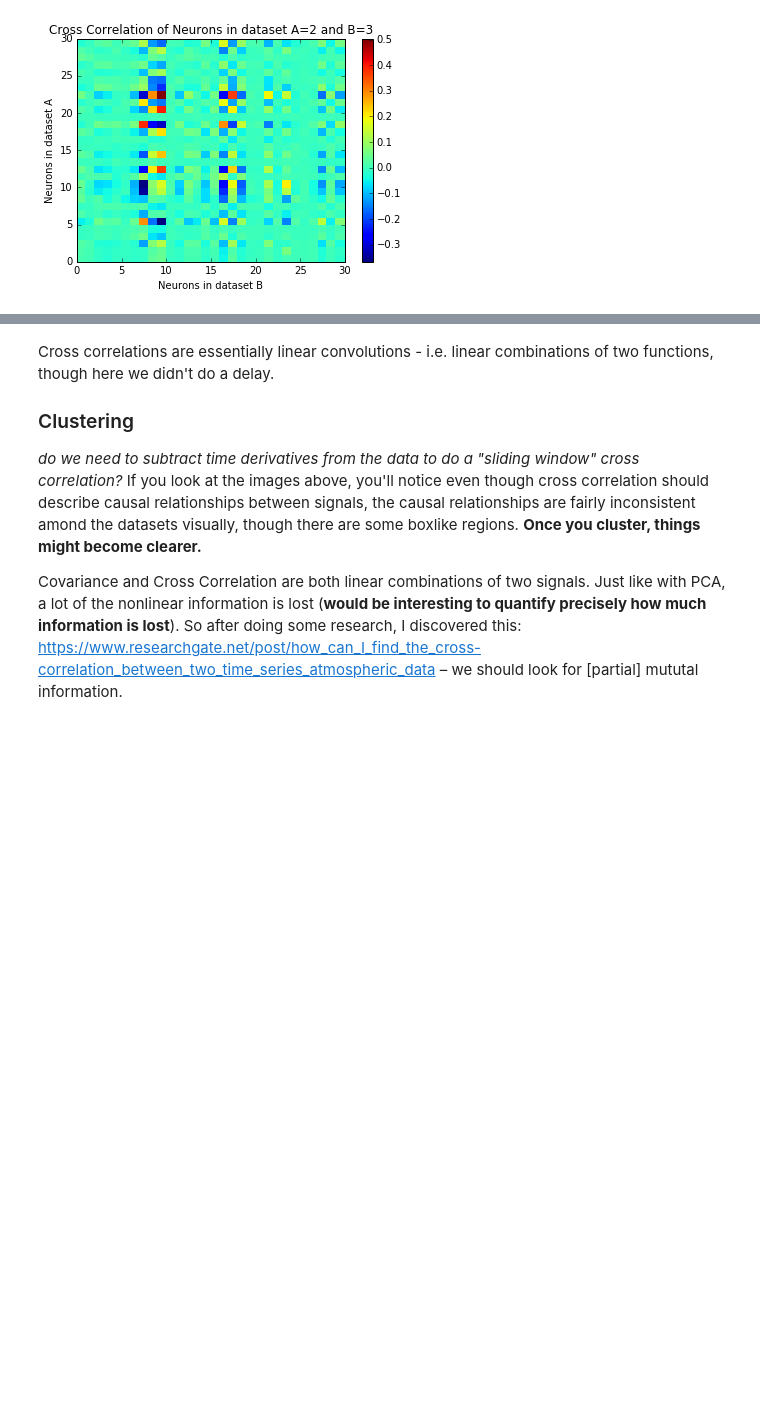
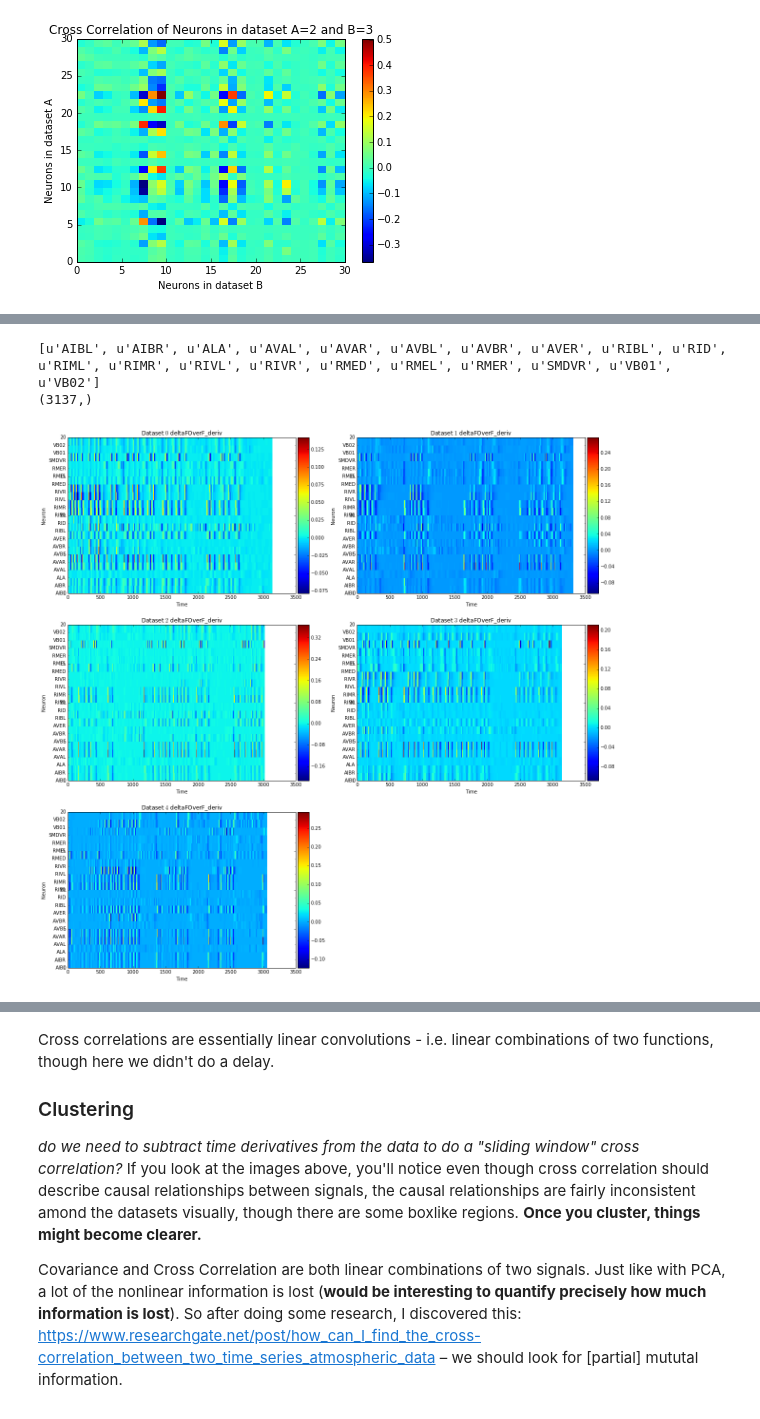
Before and after one commit to openworm/neuronal-analysis, a Jupyter notebook: notebooks/Katodata.ipynb, the cells around one changed output, grey strips where cells are left out. Drawn from its saved outputs; the diff is of its cells as text; code cells hidden in the pictures; blank space fills up the shorter version.

```diff
--- a/notebooks/Katodata.ipynb
+++ b/notebooks/Katodata.ipynb
@@ -149,0 +171,48 @@ plot_crosscorrelations('CrossCorr across globally shared neurons',
+# %%
+"""
+Now we are going to plot deltaFOVerF_deriv series over
+shared neurons across all five datasets
+"""
+import dimensions_kit as dk
+from matplotlib.ticker import FormatStrFormatter
+
+dimensions=(3,2)
+
+def plot_shared_datasets(dataset):
+    data = timeseries_on(dataset)
+
+    f, axes = plt.subplots(*dimensions,figsize=(20,20))
+    for n in range(5):
+
+        x,y = dk.transform(dimensions,n)
+
+        axis = axes[x][y]
+
+        plotting = data[n]
+
+        pc = axis.pcolormesh(plotting)
+
+        # Dealing with the colorbar
+        div = make_axes_locatable(axis)
+        cax = div.append_axes("right", size="5%", pad=0.05)
+        cbar = plt.colorbar(pc, cax=cax)
+
+        # Setting yticks for easy identification
+        yticks = sorted(all_shared_neurons)
+        axis.set_yticks(range(len(yticks)), minor=True)
+        axis.set_yticklabels(yticks, minor=True)
+
+        xticks = wormData[n]['tv'][0]
+        axis.set_title('Dataset ${0}$ {1}'.format(n,dataset))
+        axis.set_ylabel('Neuron')
+        axis.set_xlabel('Time')
+
+    axes[2,1].axis('off')
+
+print sorted(all_shared_neurons)
+print wormData[3]['tv'][0].shape
+plot_shared_datasets('deltaFOverF_deriv')
+# %% [output]
+[u'AIBL', u'AIBR', u'ALA', u'AVAL', u'AVAR', u'AVBL', u'AVBR', u'AVER', u'RIBL', u'RID', u'RIML', u'RIMR', u'RIVL', u'RIVR', u'RMED', u'RMEL', u'RMER', u'SMDVR', u'VB01', u'VB02']
+(3137,)
+[figure, added]
```
Also changed, not shown: parts of 4 cells of this notebook, 4 other files.
